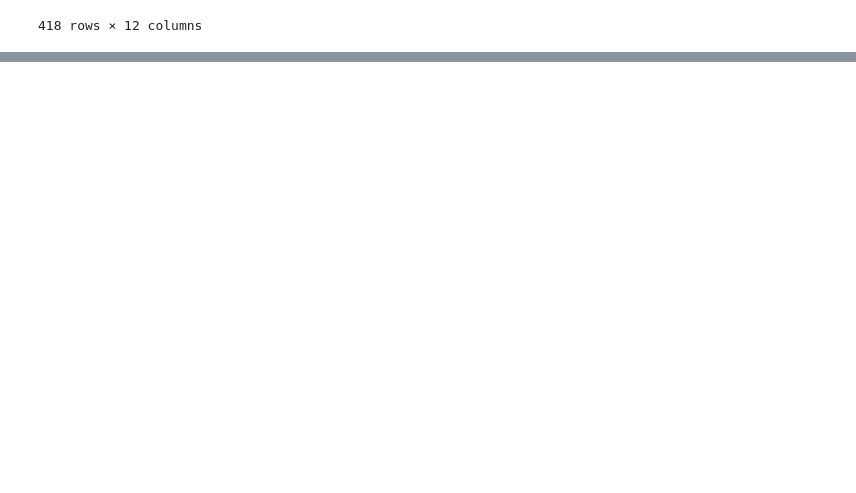
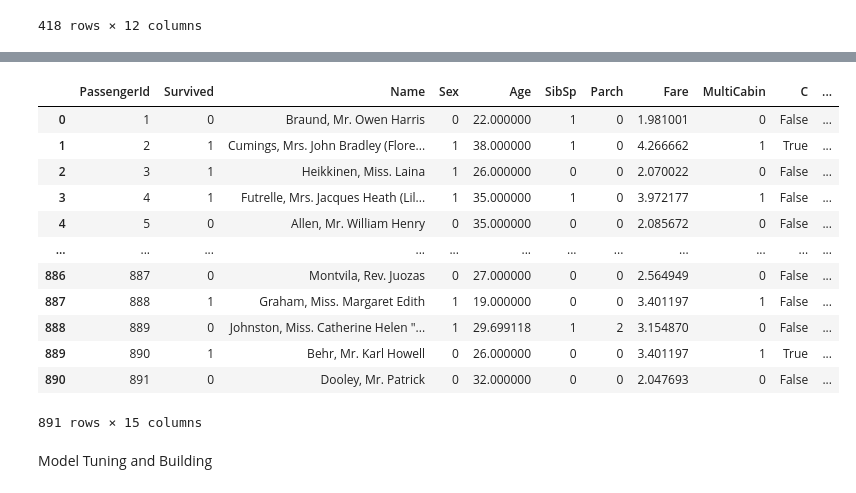
Before and after one commit to MarcusO17/kaggle-comps, a Jupyter notebook: main.ipynb, the cells around one changed output, grey strips where cells are left out. Cells and saved outputs as stored; diff of their text form; code cells hidden in the pictures; blank space fills up the shorter version.

```diff
--- a/main.ipynb
+++ b/main.ipynb
@@ -478,0 +511,18 @@ df_test
+# %%
+df_train
+# %% [output]
+|  | PassengerId | Survived | Name | Sex | Age | SibSp | Parch | Fare | MultiCabin | C | ... |
+| 0 | 1 | 0 | Braund, Mr. Owen Harris | 0 | 22.000000 | 1 | 0 | 1.981001 | 0 | False | ... |
+| 1 | 2 | 1 | Cumings, Mrs. John Bradley (Flore... | 1 | 38.000000 | 1 | 0 | 4.266662 | 1 | True | ... |
+| 2 | 3 | 1 | Heikkinen, Miss. Laina | 1 | 26.000000 | 0 | 0 | 2.070022 | 0 | False | ... |
+| 3 | 4 | 1 | Futrelle, Mrs. Jacques Heath (Lil... | 1 | 35.000000 | 1 | 0 | 3.972177 | 1 | False | ... |
+| 4 | 5 | 0 | Allen, Mr. William Henry | 0 | 35.000000 | 0 | 0 | 2.085672 | 0 | False | ... |
+| ... | ... | ... | ... | ... | ... | ... | ... | ... | ... | ... | ... |
+| 886 | 887 | 0 | Montvila, Rev. Juozas | 0 | 27.000000 | 0 | 0 | 2.564949 | 0 | False | ... |
+| 887 | 888 | 1 | Graham, Miss. Margaret Edith | 1 | 19.000000 | 0 | 0 | 3.401197 | 1 | False | ... |
+| 888 | 889 | 0 | Johnston, Miss. Catherine Helen "... | 1 | 29.699118 | 1 | 2 | 3.154870 | 0 | False | ... |
+| 889 | 890 | 1 | Behr, Mr. Karl Howell | 0 | 26.000000 | 0 | 0 | 3.401197 | 1 | True | ... |
+| 890 | 891 | 0 | Dooley, Mr. Patrick | 0 | 32.000000 | 0 | 0 | 2.047693 | 0 | False | ... |
+891 rows × 15 columns
+# %% [markdown]
+Model Tuning and Building
```
Also changed, not shown: parts of 14 cells of this notebook, 1 other file.
